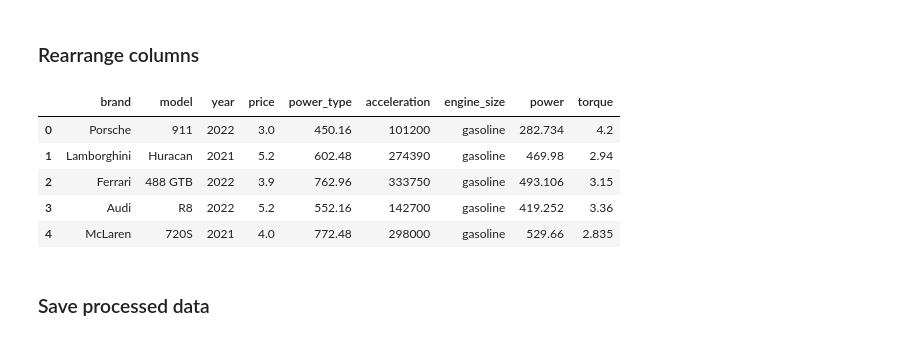
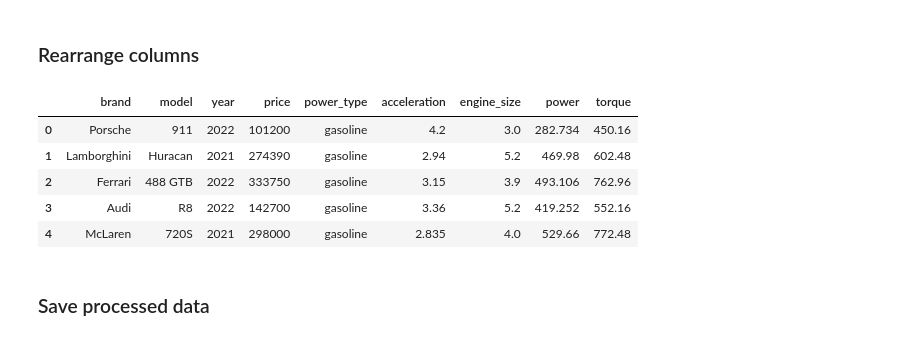
Before and after one commit to dilanka-rathnasiri/search-cars, a Jupyter notebook: pre-processing/main.ipynb, the cells around one changed output. Drawn from its saved outputs; the diff is of its cells as text; code cells hidden in the pictures.

Commit message:
fix column rearranging issue

```diff
--- a/pre-processing/main.ipynb
+++ b/pre-processing/main.ipynb
@@ -283,15 +283,15 @@ df.head()
 # %% [markdown]
 ### Rearrange columns
 # %%
-df.columns = ["brand", "model", "year", "price", "power_type", "acceleration", "engine_size", "power", "torque"]
+df = df[["brand", "model", "year", "price", "power_type", "acceleration", "engine_size", "power", "torque"]]
 df.head()
 # %% [output]
 |  | brand | model | year | price | power_type | acceleration | engine_size | power | torque |
-| 0 | Porsche | 911 | 2022 | 3.0 | 450.16 | 101200 | gasoline | 282.734 | 4.2 |
-| 1 | Lamborghini | Huracan | 2021 | 5.2 | 602.48 | 274390 | gasoline | 469.98 | 2.94 |
-| 2 | Ferrari | 488 GTB | 2022 | 3.9 | 762.96 | 333750 | gasoline | 493.106 | 3.15 |
-| 3 | Audi | R8 | 2022 | 5.2 | 552.16 | 142700 | gasoline | 419.252 | 3.36 |
-| 4 | McLaren | 720S | 2021 | 4.0 | 772.48 | 298000 | gasoline | 529.66 | 2.835 |
+| 0 | Porsche | 911 | 2022 | 101200 | gasoline | 4.2 | 3.0 | 282.734 | 450.16 |
+| 1 | Lamborghini | Huracan | 2021 | 274390 | gasoline | 2.94 | 5.2 | 469.98 | 602.48 |
+| 2 | Ferrari | 488 GTB | 2022 | 333750 | gasoline | 3.15 | 3.9 | 493.106 | 762.96 |
+| 3 | Audi | R8 | 2022 | 142700 | gasoline | 3.36 | 5.2 | 419.252 | 552.16 |
+| 4 | McLaren | 720S | 2021 | 298000 | gasoline | 2.835 | 4.0 | 529.66 | 772.48 |
 # %% [markdown]
 ### Save processed data
 # %%
```
Also changed, not shown: 1 other file.
